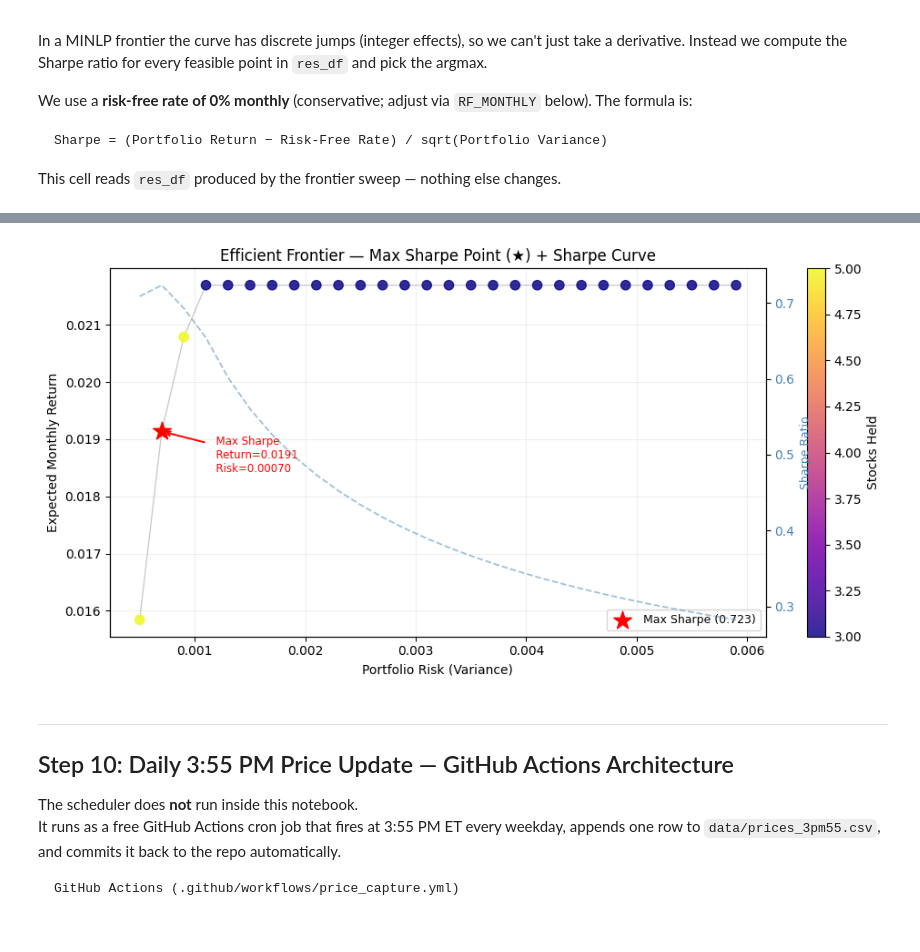
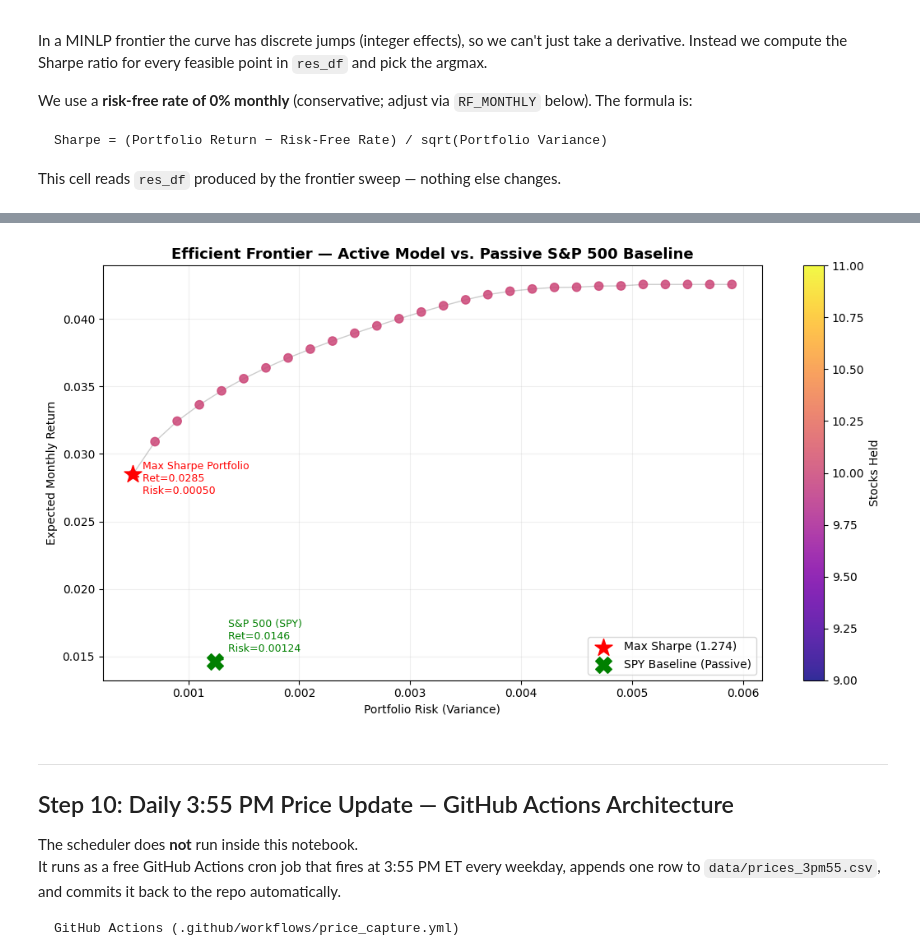
Before and after one commit to JRTrippett/Investment-Project, a Jupyter notebook: Integer_Portfolio_LiveData_Extended.ipynb, the cells around one changed output, grey strips where cells are left out. Drawn from its saved outputs; the diff is of its cells as text; code cells hidden in the pictures; blank space fills up the shorter version.

Commit message:
Added S&P 500 baseline and fixed Exactly-10 constraint

```diff
--- a/Integer_Portfolio_LiveData_Extended.ipynb
+++ b/Integer_Portfolio_LiveData_Extended.ipynb
@@ -100,12 +101,14 @@ Downloading price data from Yahoo Finance...
 # and set ret_ok = True for all tickers.
 # ─────────────────────────────────────────────────────────────────────────────
 
-# ── Screening parameters ─────────────────────────────────────────────────────
-RSI_LOW        = 40    # below this = downtrend / oversold, exclude
-RSI_HIGH       = 65    # above this = overbought, exclude
-RSI_PERIOD     = 14    # standard Wilder period
-MIN_DAILY_BARS = 20    # minimum daily bars needed for a reliable RSI
+# ── Adjusted Screening Parameters ─────────────────────────────────────────────
+RSI_LOW         = 30     # Widened from 40
+RSI_HIGH        = 70     # Widened from 65
+RSI_PERIOD      = 14
+MIN_DAILY_BARS  = 20
 
+# Keep the rest of your screen_tickers() function as is,
+# it will now use these new global variables.
 
 def compute_rsi(prices: pd.Series, period: int = 14) -> float:
     """
@@ -793,46 +798,52 @@ else:
 ====================================================
 # %%
-# ── Re-plot Efficient Frontier with Sharpe Optimal Point Highlighted ──────────
+# ── Step 9b: S&P 500 Baseline Comparison & Final Plot ────────────────────────
+import yfinance as yf
 
+print("Downloading SPY (S&P 500) data for baseline comparison...")
+
+# 1. Download SPY data using the exact same 2-year monthly window
+spy_raw = yf.download("SPY", period="2y", interval="1mo", auto_adjust=True, progress=False)["Close"]
+spy_returns = spy_raw.pct_change().dropna().squeeze() # squeeze ensures it's a 1D series
+
+# 2. Calculate Market Risk and Return
+spy_mean = float(spy_returns.mean())
+spy_var = float(spy_returns.var())
+
+print(f"  SPY Baseline -> Monthly Return: {spy_mean:.4f} | Risk (Variance): {spy_var:.5f}")
+
+# 3. Re-plot Efficient Frontier with the SPY Benchmark
 if len(res_df) > 0:
-    fig, ax = plt.subplots(figsize=(10, 5))
+    fig, ax = plt.subplots(figsize=(11, 6))
 
     # Full frontier
-    sc = ax.scatter(
-        res_df.index, res_df['Return'],
-        c=res_df['N_Stocks'], cmap='plasma', s=55, zorder=4, alpha=0.85
-    )
+    sc = ax.scatter(res_df.index, res_df['Return'], c=res_df['N_Stocks'], cmap='plasma', s=55, zorder=4, alpha=0.85)
     ax.plot(res_df.index, res_df['Return'], 'k-', alpha=0.2, linewidth=1)
     plt.colorbar(sc, ax=ax, label='Stocks Held')
 
-    # Sharpe-optimal point
-    ax.scatter(
-        best_idx, best_row['Return'],
-        s=220, color='red', zorder=6, marker='*', label=f'Max Sharpe ({best_sharpe:.3f})'
-    )
-    ax.annotate(
-        f"  Max Sharpe\n  Return={best_row['Return']:.4f}\n  Risk={best_idx:.5f}",
-        xy=(best_idx, best_row['Return']),
-        xytext=(best_idx + (res_df.index.max() - res_df.index.min()) * 0.08,
-                best_row['Return'] - (res_df['Return'].max() - res_df['Return'].min()) * 0.12),
-        fontsize=8.5,
-        arrowprops=dict(arrowstyle='->', color='red', lw=1.4),
-        color='red'
-    )
+    # Sharpe-optimal point (Red Star)
+    ax.scatter(best_idx, best_row['Return'], s=250, color='red', zorder=6, marker='*', label=f'Max Sharpe ({best_sharpe:.3f})')
 
-    # Sharpe ratio curve on secondary axis
-    ax2 = ax.twinx()
-    sharpe_vals = (res_df['Return'] - RF_MONTHLY) / np.sqrt(res_df.index.astype(float))
-    ax2.plot(res_df.index, sharpe_vals, '--', color='steelblue', alpha=0.5, linewidth=1.3,
-             label='Sharpe ratio')
-    ax2.set_ylabel('Sharpe Ratio', color='steelblue', fontsize=9)
-    ax2.tick_params(axis='y', labelcolor='steelblue')
+    # S&P 500 Baseline (Green X)
+    ax.scatter(spy_var, spy_mean, s=200, color='green', zorder=6, marker='X', label='SPY Baseline (Passive)')
 
-    ax.set_title("Efficient Frontier — Max Sharpe Point (★) + Sharpe Curve", fontsize=12)
+    # Annotations to label the exact stats
+    ax.annotate(f"  Max Sharpe Portfolio\n  Ret={best_row['Return']:.4f}\n  Risk={best_idx:.5f}",
+                xy=(best_idx, best_row['Return']),
+                xytext=(float(best_idx) * 1.05, best_row['Return'] * 0.95),
+                fontsize=9, arrowprops=dict(arrowstyle='->', color='red', lw=1.4), color='red')
+
+    ax.annotate(f"  S&P 500 (SPY)\n  Ret={spy_mean:.4f}\n  Risk={spy_var:.5f}",
+                xy=(spy_var, spy_mean),
+                xytext=(spy_var * 1.05, spy_mean * 1.05),
+                fontsize=9, arrowprops=dict(arrowstyle='->', color='green', lw=1.4), color='green')
+
+    # Formatting
+    ax.set_title("Efficient Frontier — Active Model vs. Passive S&P 500 Baseline", fontsize=13, fontweight='bold')
     ax.set_xlabel("Portfolio Risk (Variance)")
     ax.set_ylabel("Expected Monthly Return")
-    ax.legend(loc='lower right', fontsize=9)
-    ax.grid(True, alpha=0.18)
+    ax.legend(loc='lower right', fontsize=10)
+    ax.grid(True, alpha=0.2)
 
     plt.tight_layout()
     plt.show()
@@ -840,4 +853,4 @@ if len(res_df) > 0:
-[figure, old version]
+[figure, new version]
 # %% [markdown]
 ---
 ## Step 10: Daily 3:55 PM Price Update — GitHub Actions Architecture
```
Also changed, not shown: parts of 15 cells of this notebook.
